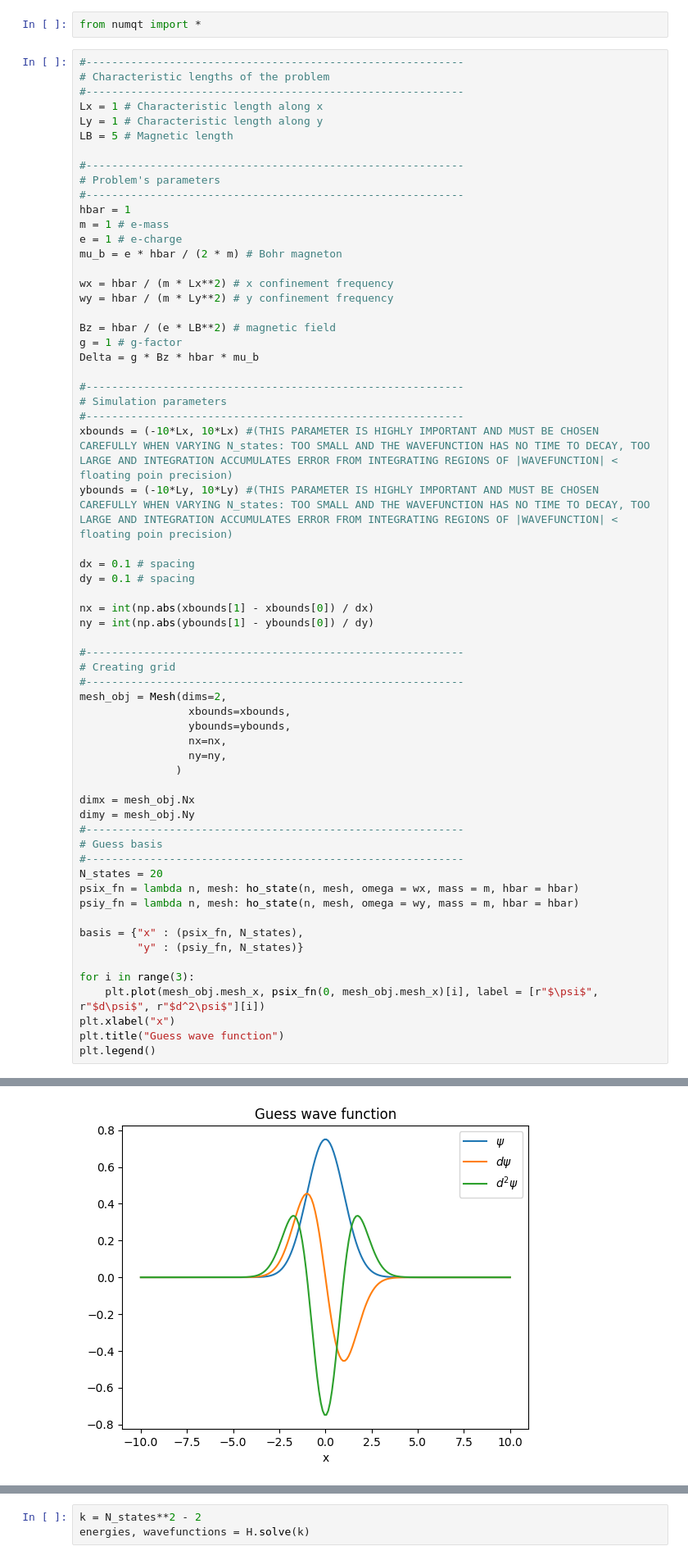
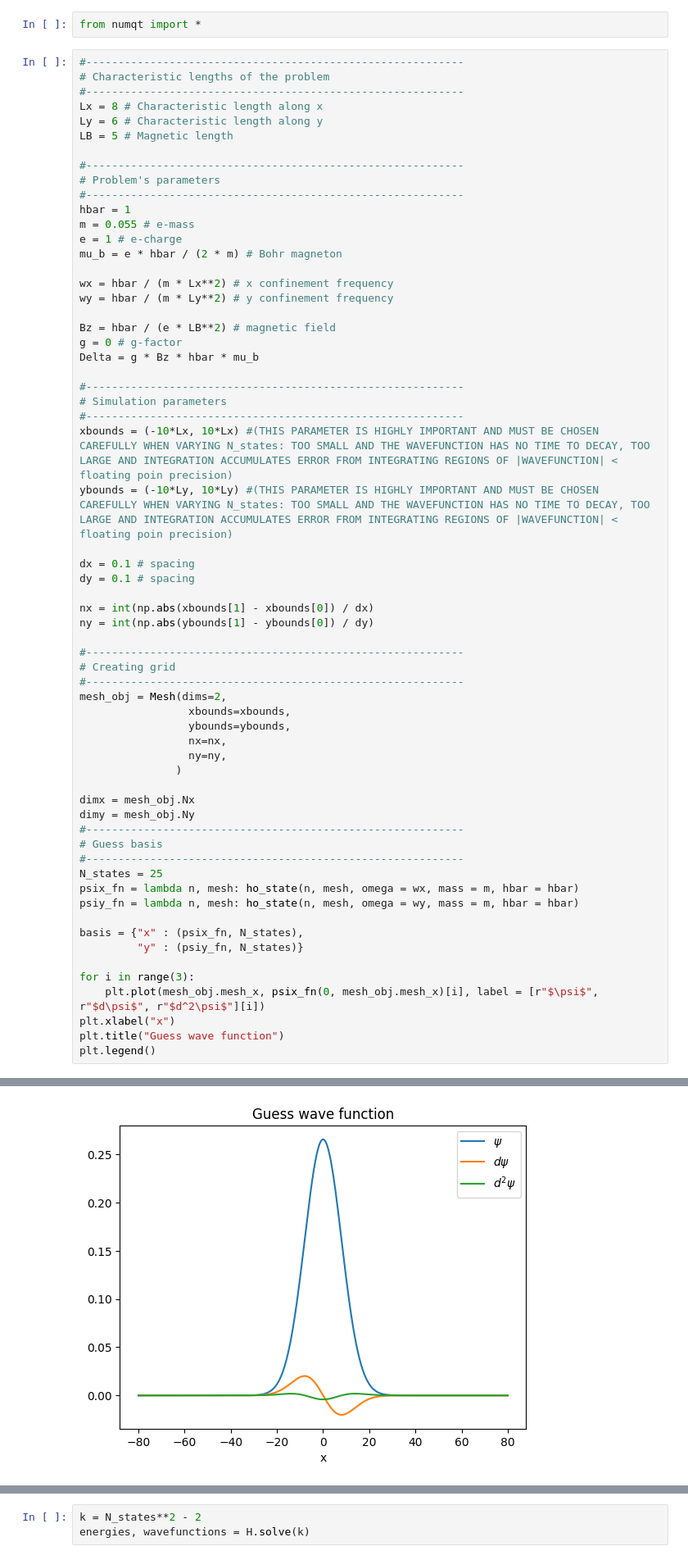
Before and after one commit to OtiDioti/numqt, a Jupyter notebook: Examples/tight_binding/harmonic_spin_gas/2D_harmonic_spin_gas.ipynb, the cells around one changed output, grey strips where cells are left out. Shown: that part at 82% size. Cells and saved outputs as stored; diff of their text form.

```diff
--- a/Examples/tight_binding/harmonic_spin_gas/2D_harmonic_spin_gas.ipynb
+++ b/Examples/tight_binding/harmonic_spin_gas/2D_harmonic_spin_gas.ipynb
@@ -4,15 +4,15 @@ from numqt import *
 #-----------------------------------------------------------
 # Characteristic lengths of the problem
 #-----------------------------------------------------------
-Lx = 1 # Characteristic length along x
-Ly = 1 # Characteristic length along y
+Lx = 8 # Characteristic length along x
+Ly = 6 # Characteristic length along y
 LB = 5 # Magnetic length
 
 #-----------------------------------------------------------
 # Problem's parameters
 #-----------------------------------------------------------
 hbar = 1
-m = 1 # e-mass
+m = 0.055 # e-mass
 e = 1 # e-charge
 mu_b = e * hbar / (2 * m) # Bohr magneton
 
@@ -20,7 +20,7 @@ wx = hbar / (m * Lx**2) # x confinement frequency
 wy = hbar / (m * Ly**2) # y confinement frequency
 
 Bz = hbar / (e * LB**2) # magnetic field
-g = 1 # g-factor
+g = 0 # g-factor
 Delta = g * Bz * hbar * mu_b
 
 #-----------------------------------------------------------
@@ -36,35 +36,35 @@ nx = int(np.abs(xbounds[1] - xbounds[0]) / dx)
 ny = int(np.abs(ybounds[1] - ybounds[0]) / dy)
 
 #-----------------------------------------------------------
 # Creating grid
 #-----------------------------------------------------------
 mesh_obj = Mesh(dims=2,
                  xbounds=xbounds,
                  ybounds=ybounds,
                  nx=nx,
                  ny=ny,
                )
 
 dimx = mesh_obj.Nx
 dimy = mesh_obj.Ny
 #-----------------------------------------------------------
 # Guess basis
 #-----------------------------------------------------------
-N_states = 20
+N_states = 25
 psix_fn = lambda n, mesh: ho_state(n, mesh, omega = wx, mass = m, hbar = hbar)
 psiy_fn = lambda n, mesh: ho_state(n, mesh, omega = wy, mass = m, hbar = hbar)
 
 basis = {"x" : (psix_fn, N_states),
          "y" : (psiy_fn, N_states)}
 
 for i in range(3):
     plt.plot(mesh_obj.mesh_x, psix_fn(0, mesh_obj.mesh_x)[i], label = [r"$\psi$", r"$d\psi$", r"$d^2\psi$"][i])
 plt.xlabel("x")
 plt.title("Guess wave function")
 plt.legend()
 # %% [output]
 <matplotlib.legend.Legend at 0x...>
-[figure, old version]
+[figure, new version]
 # %%
 #-----------------------------------------------------------
 # Obtaining canonical operators
```
Also changed, not shown: parts of 2 cells of this notebook, 13 other files.
